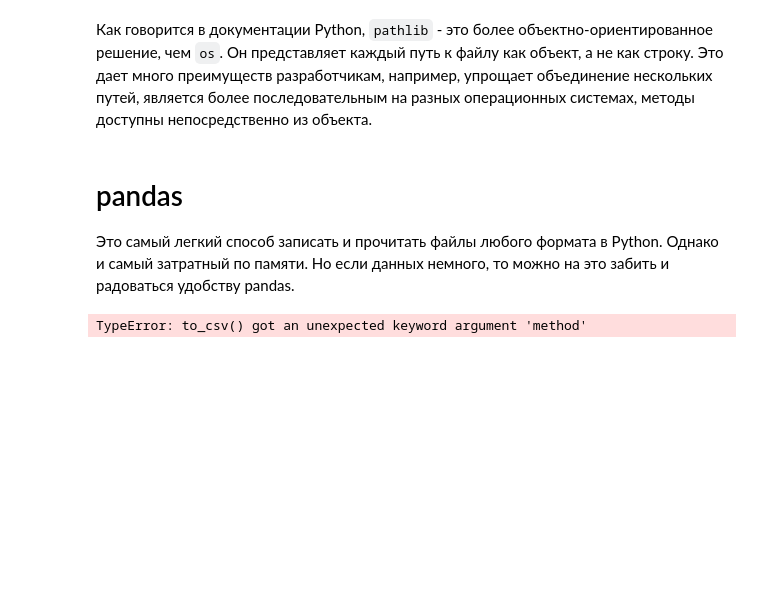
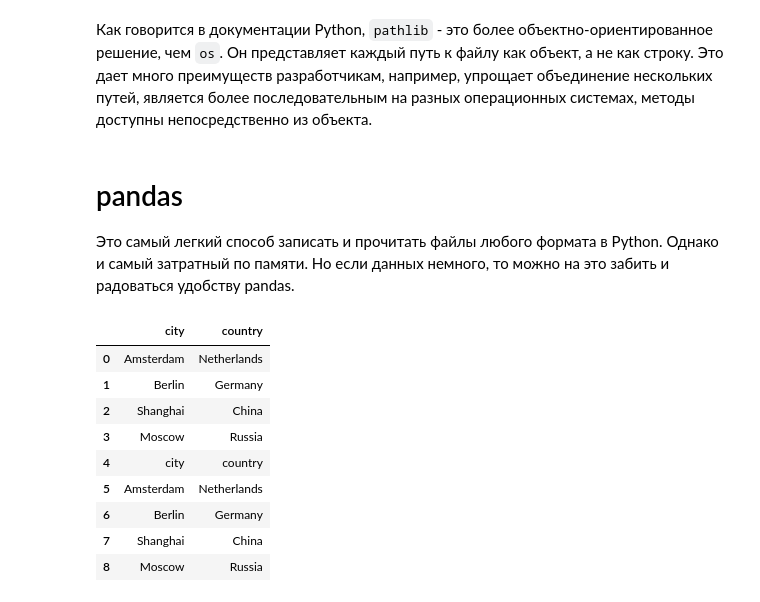
Before and after one commit to iakubovskii7/Development, a Jupyter notebook: 6. Работа с данными/Работа с файлами.ipynb, the cells around one changed output. Drawn from its saved outputs; the diff is of its cells as text; code cells hidden in the pictures; blank space fills up the shorter version.

```diff
--- a/6. Работа с данными/Работа с файлами.ipynb
+++ b/6. Работа с данными/Работа с файлами.ipynb
@@ -244,6 +258,17 @@ Files
 import pandas as pd
 df = pd.read_csv("cities_new.csv")
 df.append(['Kiev', 'Ukraine'])
-df.to_csv("cities_new.csv", index=False, mode='a', header)
+df.to_csv("cities_new.csv", index=False, mode='a', header=True)
-# %% [output]
-TypeError: to_csv() got an unexpected keyword argument 'method'
+# %%
+pd.read_csv("cities_new.csv")
+# %% [output]
+|  | city | country |
+| 0 | Amsterdam | Netherlands |
+| 1 | Berlin | Germany |
+| 2 | Shanghai | China |
+| 3 | Moscow | Russia |
+| 4 | city | country |
+| 5 | Amsterdam | Netherlands |
+| 6 | Berlin | Germany |
+| 7 | Shanghai | China |
+| 8 | Moscow | Russia |
```
Also changed, not shown: parts of 10 cells of this notebook, 4 other files.
